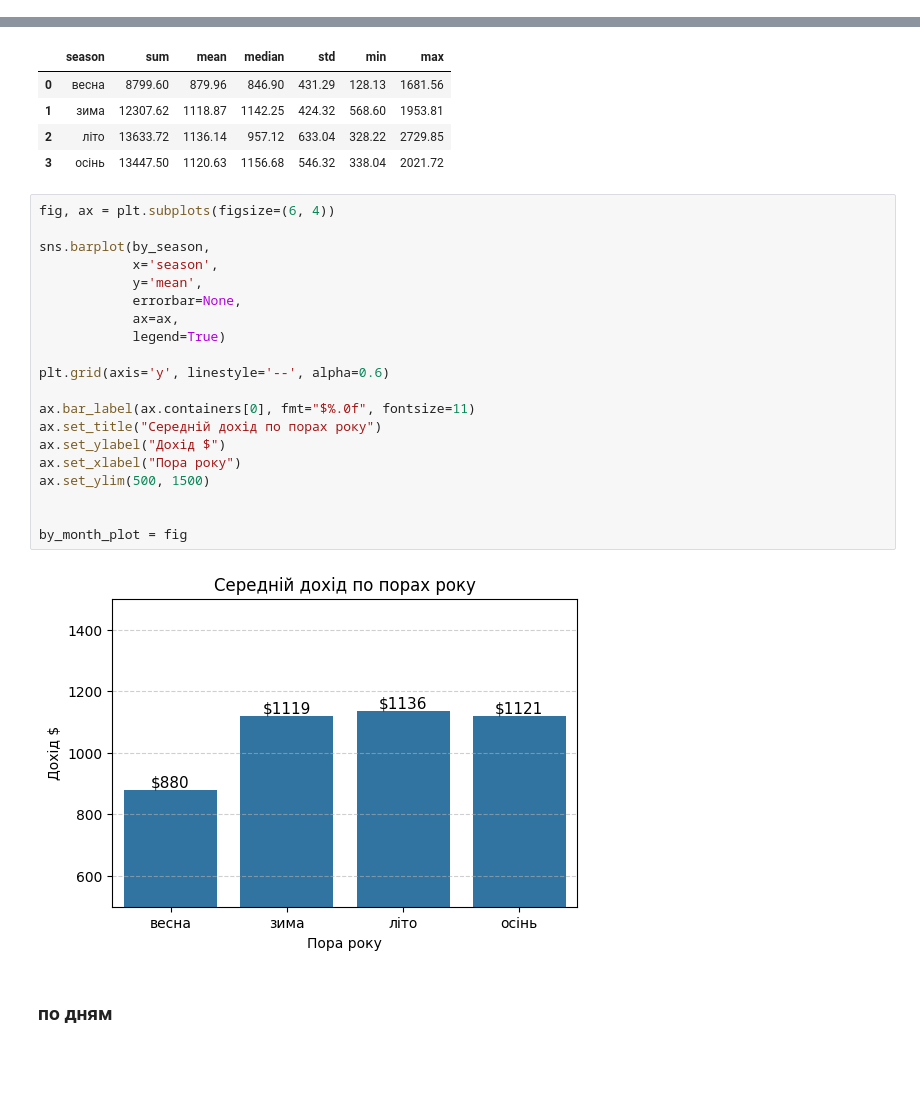
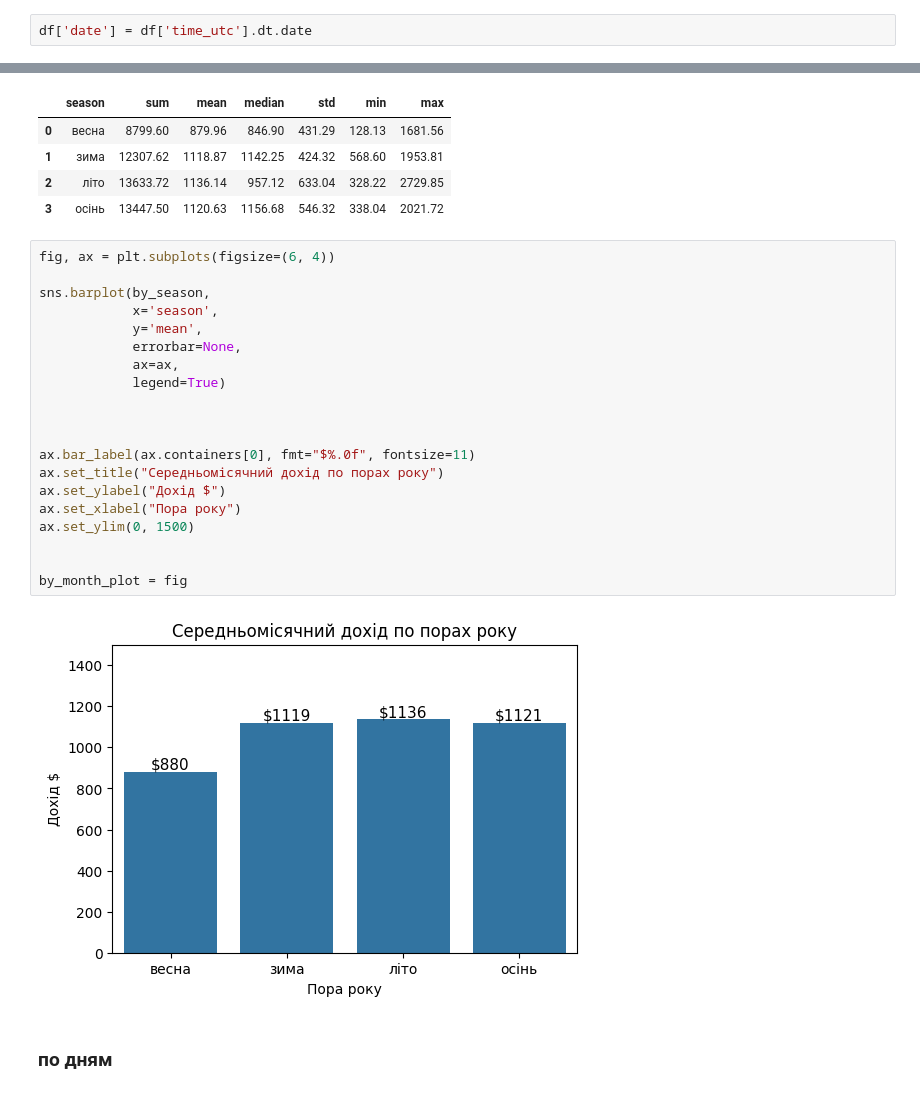
Before and after one commit to Chocopie-DA/db_analysis_sql_sweetylove, a Jupyter notebook: 03_notebooks/EDA.ipynb, the cells around one changed output, grey strips where cells are left out. Cells and saved outputs as stored; diff of their text form; blank space fills up the shorter version.

```diff
--- a/03_notebooks/EDA.ipynb
+++ b/03_notebooks/EDA.ipynb
@@ -517,6 +518,8 @@ df[["revenue_free", "revenue_paid", "total_revenue"]].agg(['sum', 'min', 'max',
 | total_revenue | 48188.44 | 0.06 | 29.34 | 0.25 | 0.12 | 0.35 |
 # %%
 ttl_revenue = sum(df['total_revenue'])
+# %%
+df['date'] = df['time_utc'].dt.date
 # %%
 user_rvn = df.groupby('user_key')["total_revenue"]\
     .agg(revenue = 'sum')\
@@ -1157,25 +1322,25 @@ by_season
 # %%
 fig, ax = plt.subplots(figsize=(6, 4))
 
 sns.barplot(by_season,
             x='season',
             y='mean',
             errorbar=None,
             ax=ax,
             legend=True)
 
-plt.grid(axis='y', linestyle='--', alpha=0.6)
+
 
 ax.bar_label(ax.containers[0], fmt="$%.0f", fontsize=11)
-ax.set_title("Середній дохід по порах року")
+ax.set_title("Середньомісячний дохід по порах року")
 ax.set_ylabel("Дохід $")
 ax.set_xlabel("Пора року")
-ax.set_ylim(500, 1500)
+ax.set_ylim(0, 1500)
 
 
 by_month_plot = fig
 # %% [output]
-[figure, old version]
+[figure, new version]
 # %% [markdown]
 ### по дням
 # %%
```
Also changed, not shown: parts of 36 cells of this notebook.
